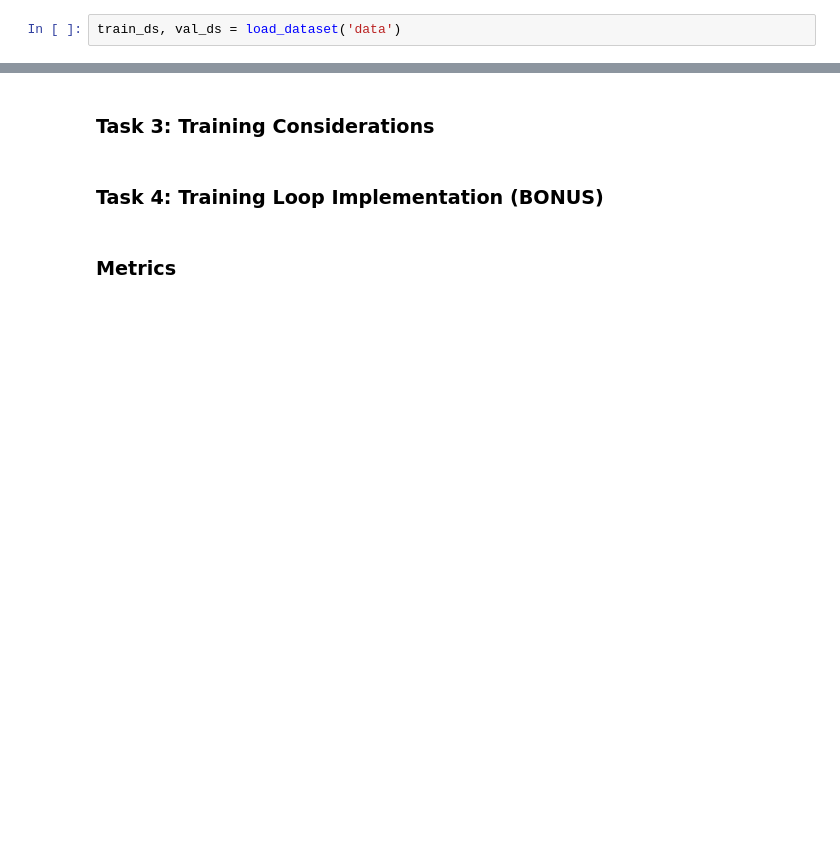
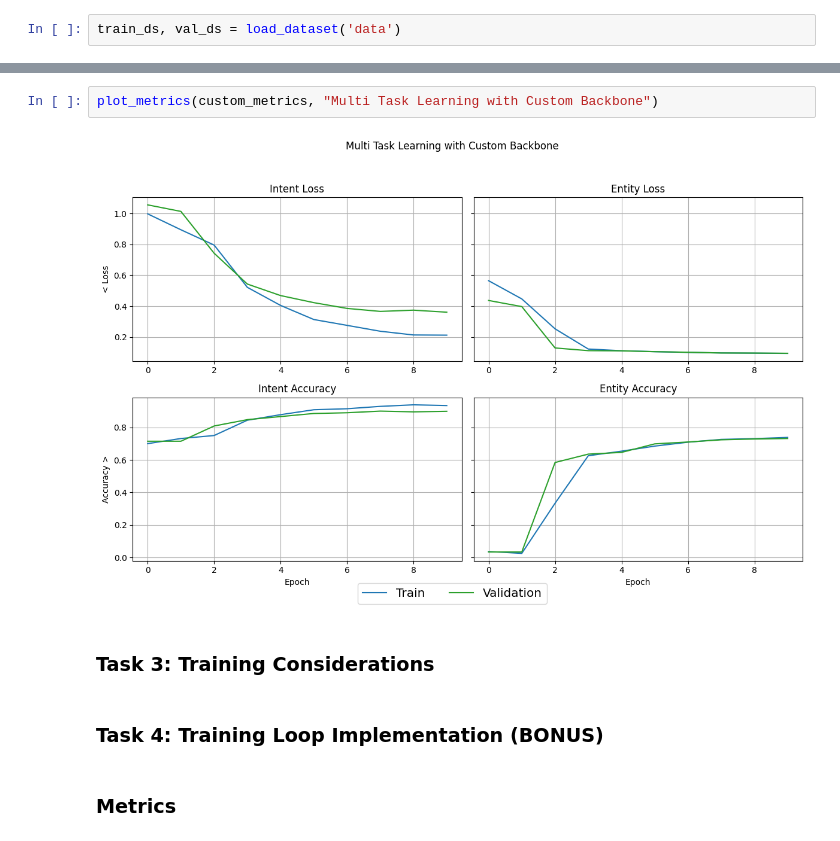
Before and after one commit to Biswajit-Banerjee/multi_task_nlp, a Jupyter notebook: main.ipynb, the cells around one changed output, grey strips where cells are left out. Cells and saved outputs as stored; diff of their text form; blank space fills up the shorter version.

```diff
--- a/main.ipynb
+++ b/main.ipynb
@@ -135,3 +226,7 @@ metrics = train_model(train_ds, val_ds, model, epochs=5)
+# %%
+plot_metrics(custom_metrics, "Multi Task Learning with Custom Backbone")
+# %% [output]
+[figure, added]
 # %% [markdown]
 ### Task 3: Training Considerations
 # %% [markdown]
```
Also changed, not shown: parts of 14 cells of this notebook.
